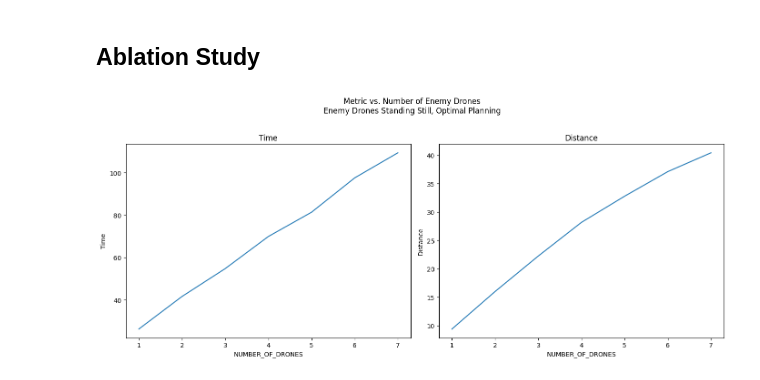
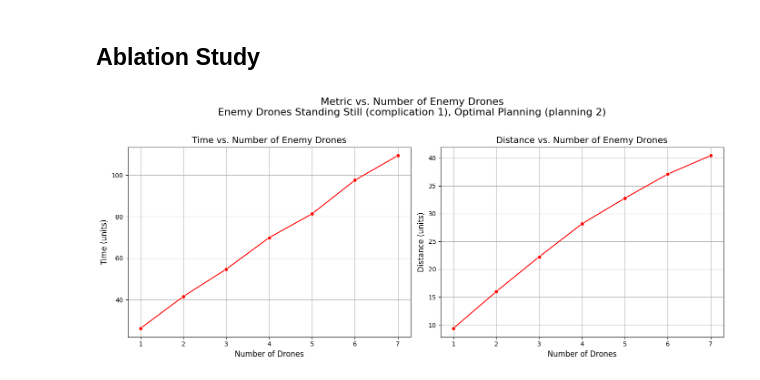
Before and after one commit to wr0om/cogrobs-project, a Jupyter notebook: controllers/experiments/give_raw_results.ipynb, the cells around one changed output. Drawn from its saved outputs; the diff is of its cells as text; code cells hidden in the pictures.

```diff
--- a/controllers/experiments/give_raw_results.ipynb
+++ b/controllers/experiments/give_raw_results.ipynb
@@ -36,40 +36,58 @@ grouped
 # %%
 csv_ablation_study_path = 'all_results_study.csv'
 df_ablation = pd.read_csv(csv_ablation_study_path)
 
 # columns are: NUMBER_OF_DRONES,SEED,PLANNING_EXPERIMENT,INPLACE,MOVING,ADVERSARIAL,OBSTACLES,Time,Distance
 # For each number of drones and the rest of the columns, we want to group by all columns except seed, and then take the mean of the time and distance columns
 
 grouped_ablation = df_ablation.groupby(['NUMBER_OF_DRONES', 'PLANNING_EXPERIMENT', 'INPLACE', 'MOVING', 'ADVERSARIAL', 'OBSTACLES']).mean()
 grouped_ablation
 
 # Loop through all combinations of the levels in the grouped_ablation DataFrame
 for experiment in grouped_ablation.index.levels[1]:
     for inplace in grouped_ablation.index.levels[2]:
         for moving in grouped_ablation.index.levels[3]:
             for adversarial in grouped_ablation.index.levels[4]:
                 for obstacles in grouped_ablation.index.levels[5]:
                     # Create a figure with two subplots (side by side)
                     fig, axes = plt.subplots(1, 2, figsize=(14, 6))  # 1 row, 2 columns
-                    #fig.suptitle(f'Metric vs. Number of Enemy Drones\nplanning exp: {experiment} - inplace: {inplace} - moving: {moving} - adversarial: {adversarial} - obstacles: {obstacles}', fontsize=16)
-                    fig.suptitle(f'Metric vs. Number of Enemy Drones\nEnemy Drones Standing Still, Optimal Planning')
-                    for i, metric in enumerate(['Time', 'Distance']):
-                        # Select the subplot (axis) for each metric
-                        ax = axes[i]
 
-                        # Plot data for the selected metric
-                        sns.lineplot(x='NUMBER_OF_DRONES', y=metric,
-                                     data=grouped_ablation.loc[(slice(None), experiment, inplace, moving, adversarial, obstacles), :].reset_index(),
-                                     ax=ax)
+                    # Set the main title
+                    fig.suptitle('Metric vs. Number of Enemy Drones\nEnemy Drones Standing Still (complication 1), Optimal Planning (planning 2)', fontsize=16)
 
-                        # Set ticks to integers
+                    # Define the metrics and colors for each subplot
+                    metrics = ['Time', 'Distance']
+                    colors = ['r', 'r']  # Blue for Time, Green for Distance
+
+                    # Loop over metrics to create subplots
+                    for i, (metric, color) in enumerate(zip(metrics, colors)):
+                        ax = axes[i]  # Select the current axis
+
+                        # Plot the data for the selected metric
+                        sns.lineplot(
+                            x='NUMBER_OF_DRONES',
+                            y=metric,
+                            data=grouped_ablation.loc[
+                                (slice(None), experiment, inplace, moving, adversarial, obstacles), :
+                            ].reset_index(),
+                            marker='o',
+                            color=color,
+                            ax=ax
+                        )
+
+                        # Add labels and titles
+                        ax.set_xlabel('Number of Drones', fontsize=12)
+                        ax.set_ylabel(f'{metric} (units)', fontsize=12)
+                        ax.set_title(f'{metric} vs. Number of Enemy Drones', fontsize=14)
+
+                        # Set x-axis ticks to integers
                         ax.xaxis.set_major_locator(MaxNLocator(integer=True))
 
-                        # Set title for each subplot
-                        ax.set_title(f'{metric}')
+                        # Add grid for better readability
+                        ax.grid(True)
 
                     # Adjust layout to prevent overlapping titles/labels
                     plt.tight_layout(rect=[0, 0, 1, 0.96])  # Leave space for the main title
                     plt.show()
 # %% [output]
-[figure, old version]
+[figure, new version]
```
Also changed, not shown: 5 other files.
